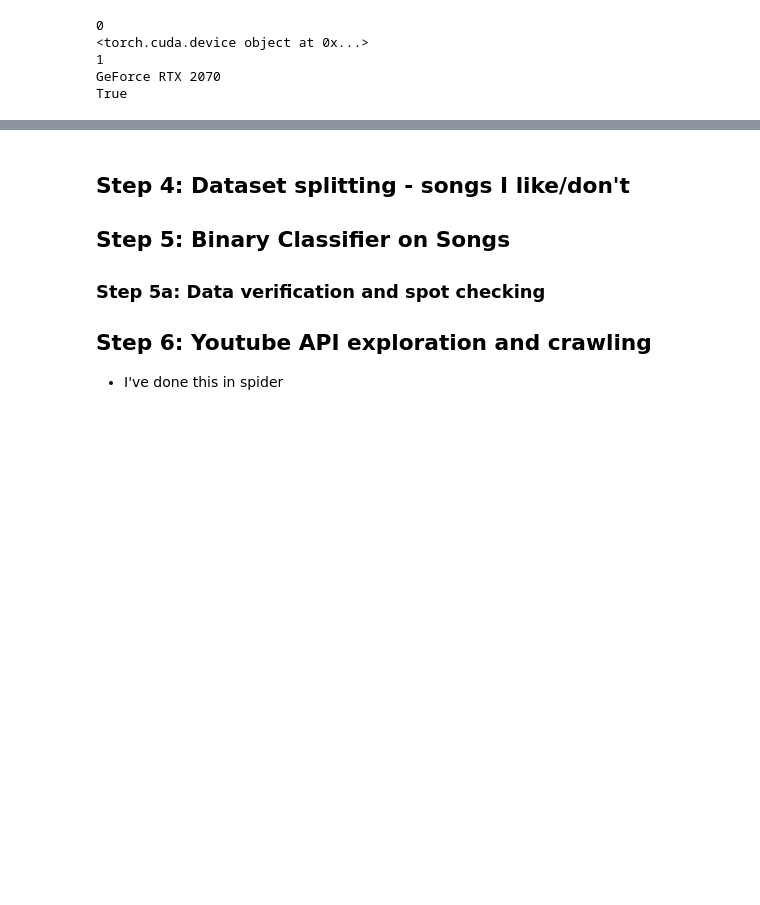
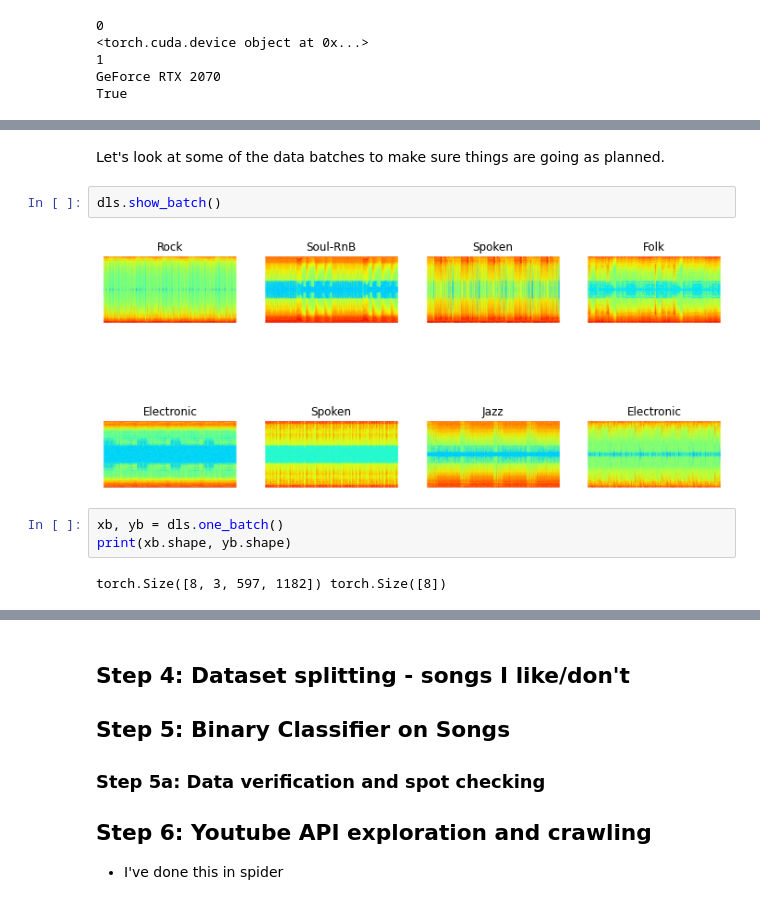
Before and after one commit to amunchet/cormorant, a Jupyter notebook: Cormorant.ipynb, the cells around one changed output, grey strips where cells are left out. Saved outputs shown, nothing was run; the diff lists cells and outputs as text; blank space fills up the shorter version.

```diff
--- a/Cormorant.ipynb
+++ b/Cormorant.ipynb
@@ -319,0 +404,11 @@ from fastai.vision import *
+# %% [markdown]
+Let's look at some of the data batches to make sure things are going as planned.
+# %%
+dls.show_batch()
+# %% [output]
+[figure, added]
+# %%
+xb, yb = dls.one_batch()
+print(xb.shape, yb.shape)
+# %% [output]
+torch.Size([8, 3, 597, 1182]) torch.Size([8])
```
Also changed, not shown: parts of 19 cells of this notebook.
